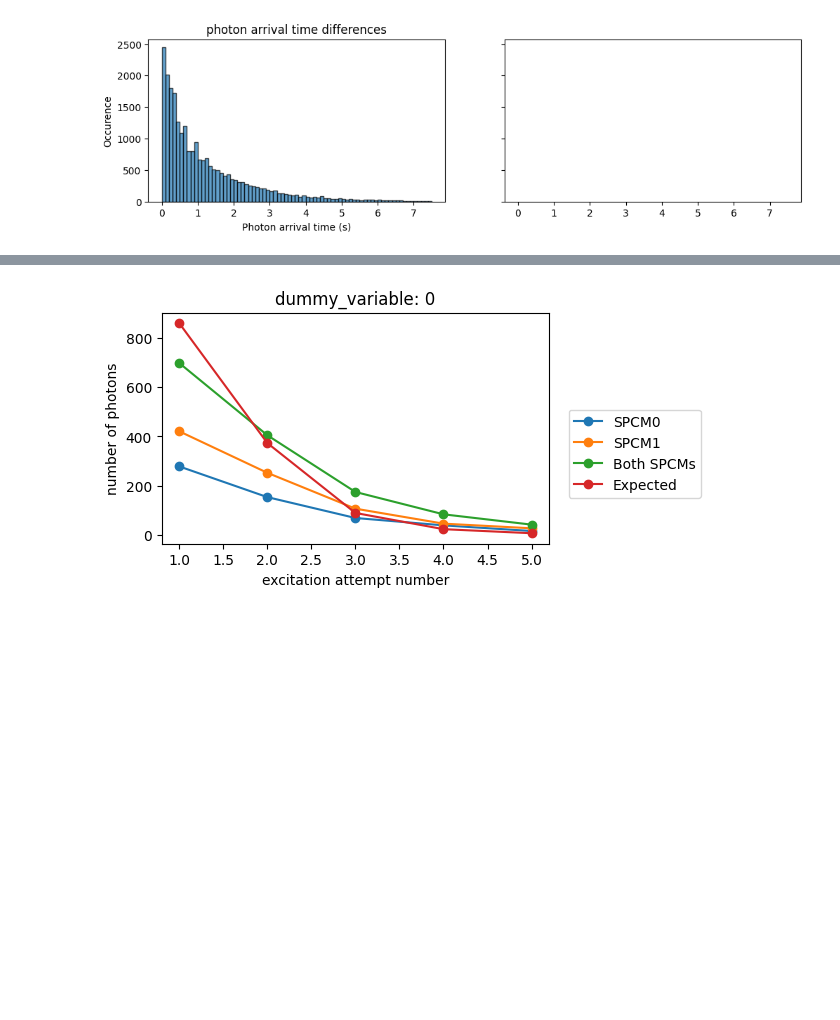
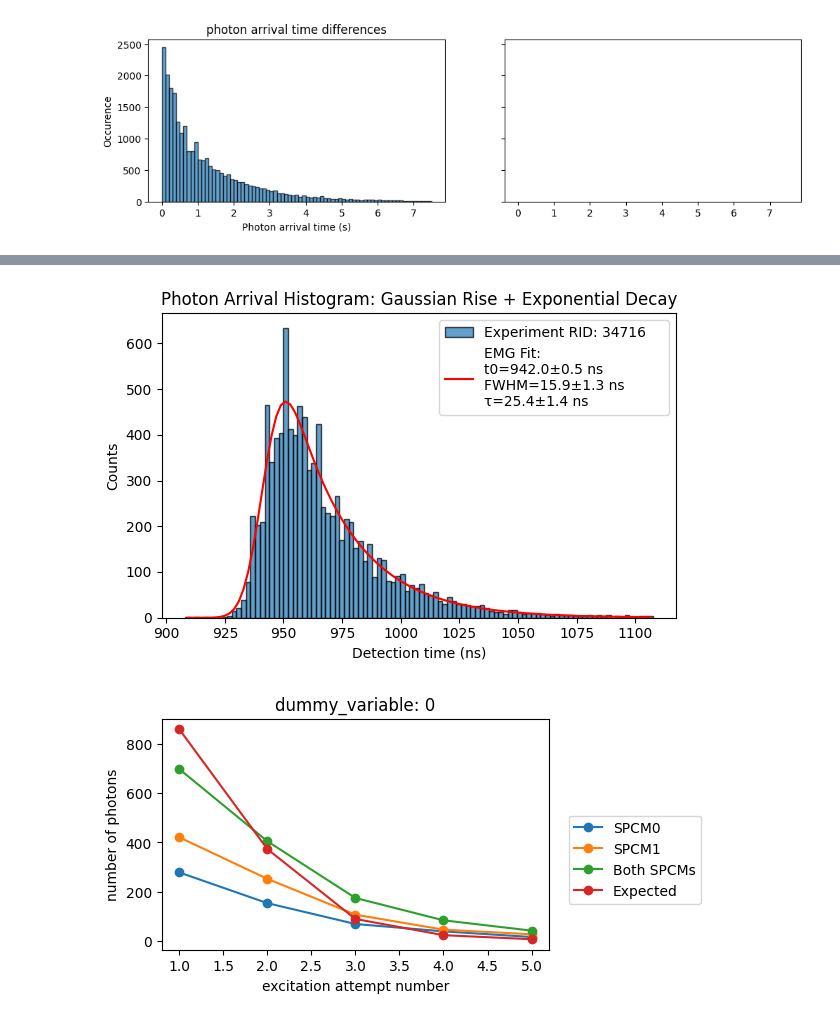
Before and after one commit to QuantumQuadrate/qn_artiq_routines, a Jupyter notebook: Analysis/Single photon analysis/singe_photon_analysis_2025.ipynb, the cells around one changed output, grey strips where cells are left out. Saved outputs shown, nothing was run; the diff lists cells and outputs as text; code cells hidden in the pictures; blank space fills up the shorter version.

```diff
--- a/Analysis/Single photon analysis/singe_photon_analysis_2025.ipynb
+++ b/Analysis/Single photon analysis/singe_photon_analysis_2025.ipynb
@@ -727,3 +731,62 @@ plt.show()
+# %%
+"""   Fitting exponential decay convoluted with gaussian to the histogram  """
+
+from scipy.special import erfc
+
+### Histogram the data
+data = BothSPCMs_rel_tStamps_iAll[0]
+### Create histogram and get bin edges & counts
+bin_counts, bin_edges = np.histogram(data, bins=100)
+### Compute bin centers from edges
+bin_centers = (bin_edges[:-1] + bin_edges[1:]) / 2
+
+### Exponentially modified Gaussian function
+def exp_mod_gauss(t, t0, sigma, tau, A):
+    """Exponentially modified Gaussian (EMG): convolution of Gaussian rise and exponential decay."""
+    # Avoid division by zero or very small tau
+    tau = np.abs(tau)
+    sigma = np.abs(sigma)
+    arg = (t0 + sigma**2 / tau - t) / (np.sqrt(2) * sigma)
+    return A * 0.5 * np.exp((t0 - t) / tau + (sigma**2) / (2 * tau**2)) * erfc(arg)
+
+### Initial parameter guesses: (t0, sigma, tau, amplitude)
+t0_guess = np.mean(data)
+sigma_guess = np.std(data) / 3
+tau_guess = 26
+A_guess = np.max(bin_counts)
+
+p0 = [t0_guess, sigma_guess, tau_guess, A_guess]
+
+# Fit to the histogram data
+params, covariance = curve_fit(exp_mod_gauss, bin_centers, bin_counts, p0=p0)
+
+# Extract parameters
+t0_fit, sigma_fit, tau_fit, A_fit = params
+t0_err, sigma_err, tau_err, A_err = np.sqrt(np.diag(covariance))
+
+# Generate fitted curve
+fit_curve = exp_mod_gauss(bin_centers, *params)
+
+# Plot
+fig = plt.figure(figsize=(6, 4))
+plt.hist(data, bins=100, edgecolor='black', alpha=0.7, label=f"Experiment RID: {rid}")
+plt.plot(bin_centers, fit_curve, 'r-',
+         label=
+         f"EMG Fit:\
+         \nt0={t0_fit:.1f}±{t0_err:.1f} ns\
+         \nFWHM={2.35*sigma_fit:.1f}±{2.35*sigma_err:.1f} ns\
+         \nτ={tau_fit:.1f}±{tau_err:.1f} ns"
+        )
+
+plt.xlabel("Detection time (ns)")
+plt.ylabel("Counts")
+plt.title("Photon Arrival Histogram: Gaussian Rise + Exponential Decay")
+plt.legend()
+plt.tight_layout()
+fig.savefig('photon_decay_histogram.pdf', bbox_inches="tight")
+plt.show()
+# %% [output]
+[figure, added]
 # %%
 """
 If n_excitation_attempt is 3, for example, do we detect more photons from the first attempt? This analysis looks at the number of photons we get from each attempt.
```
Also changed, not shown: parts of 5 cells of this notebook, 5 other files.
